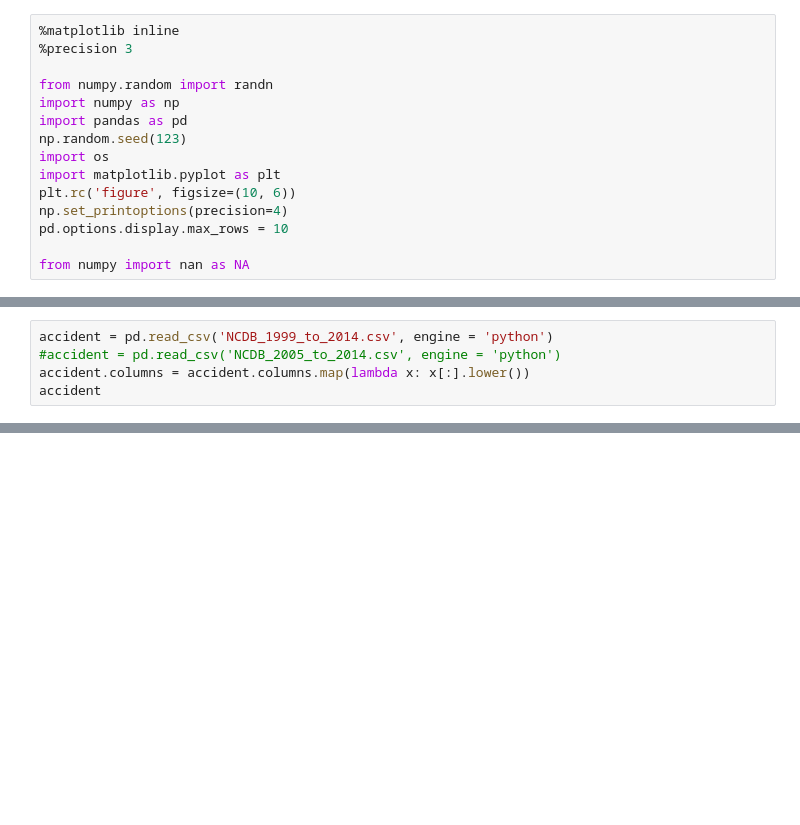
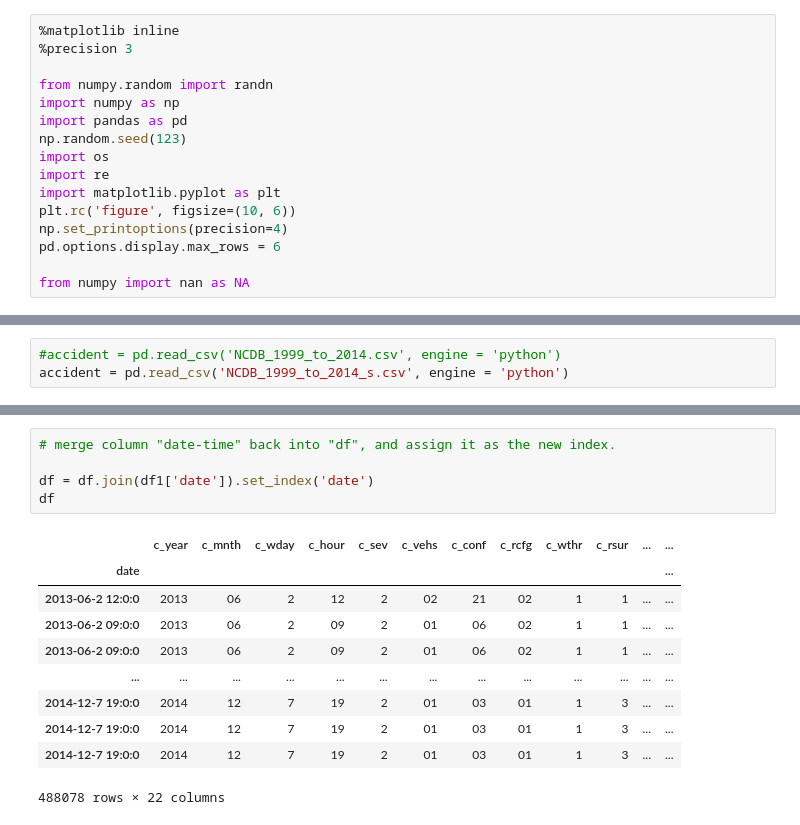
Before and after one commit to rynho/3250-G3, a Jupyter notebook: jupyterNB/G3_Project.ipynb, the cells around one changed output, grey strips where cells are left out. Cells and saved outputs as stored; diff of their text form; blank space fills up the shorter version.

```diff
--- a/jupyterNB/G3_Project.ipynb
+++ b/jupyterNB/G3_Project.ipynb
@@ -7,10 +7,11 @@ import numpy as np
 import pandas as pd
 np.random.seed(123)
 import os
+import re
 import matplotlib.pyplot as plt
 plt.rc('figure', figsize=(10, 6))
 np.set_printoptions(precision=4)
-pd.options.display.max_rows = 10
+pd.options.display.max_rows = 6
 
 from numpy import nan as NA
 # %%
@@ -30,5 +31,3 @@ C_YEAR,C_MNTH,C_WDAY,C_HOUR,C_SEV,C_VEHS,C_CONF,C_RCFG,C_WTHR,C_RSUR,C_RALN,C_TR
 # %%
-accident = pd.read_csv('NCDB_1999_to_2014.csv', engine = 'python')
-#accident = pd.read_csv('NCDB_2005_to_2014.csv', engine = 'python')
-accident.columns = accident.columns.map(lambda x: x[:].lower())
-accident
+#accident = pd.read_csv('NCDB_1999_to_2014.csv', engine = 'python')
+accident = pd.read_csv('NCDB_1999_to_2014_s.csv', engine = 'python')
@@ -48,0 +99,16 @@ accident
+# %%
+# merge column "date-time" back into "df", and assign it as the new index.
+
+df = df.join(df1['date']).set_index('date')
+df
+# %% [output]
+|  | c_year | c_mnth | c_wday | c_hour | c_sev | c_vehs | c_conf | c_rcfg | c_wthr | c_rsur | ... | ... |
+| date |  |  |  |  |  |  |  |  |  |  |  | ... |
+| 2013-06-2 12:0:0 | 2013 | 06 | 2 | 12 | 2 | 02 | 21 | 02 | 1 | 1 | ... | ... |
+| 2013-06-2 09:0:0 | 2013 | 06 | 2 | 09 | 2 | 01 | 06 | 02 | 1 | 1 | ... | ... |
+| 2013-06-2 09:0:0 | 2013 | 06 | 2 | 09 | 2 | 01 | 06 | 02 | 1 | 1 | ... | ... |
+| ... | ... | ... | ... | ... | ... | ... | ... | ... | ... | ... | ... | ... |
+| 2014-12-7 19:0:0 | 2014 | 12 | 7 | 19 | 2 | 01 | 03 | 01 | 1 | 3 | ... | ... |
+| 2014-12-7 19:0:0 | 2014 | 12 | 7 | 19 | 2 | 01 | 03 | 01 | 1 | 3 | ... | ... |
+| 2014-12-7 19:0:0 | 2014 | 12 | 7 | 19 | 2 | 01 | 03 | 01 | 1 | 3 | ... | ... |
+488078 rows × 22 columns
```
Also changed, not shown: parts of 10 cells of this notebook, 1 other file.
